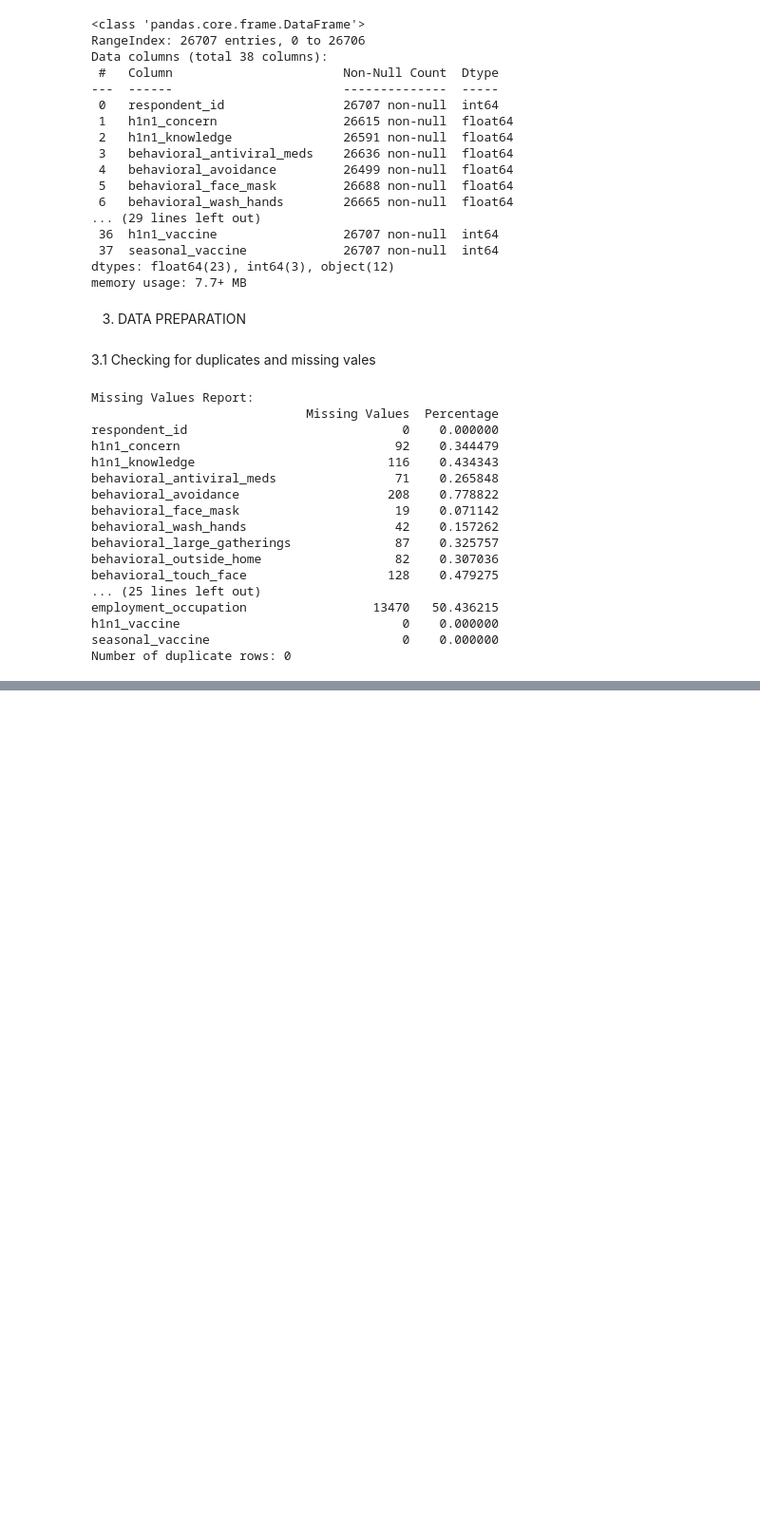
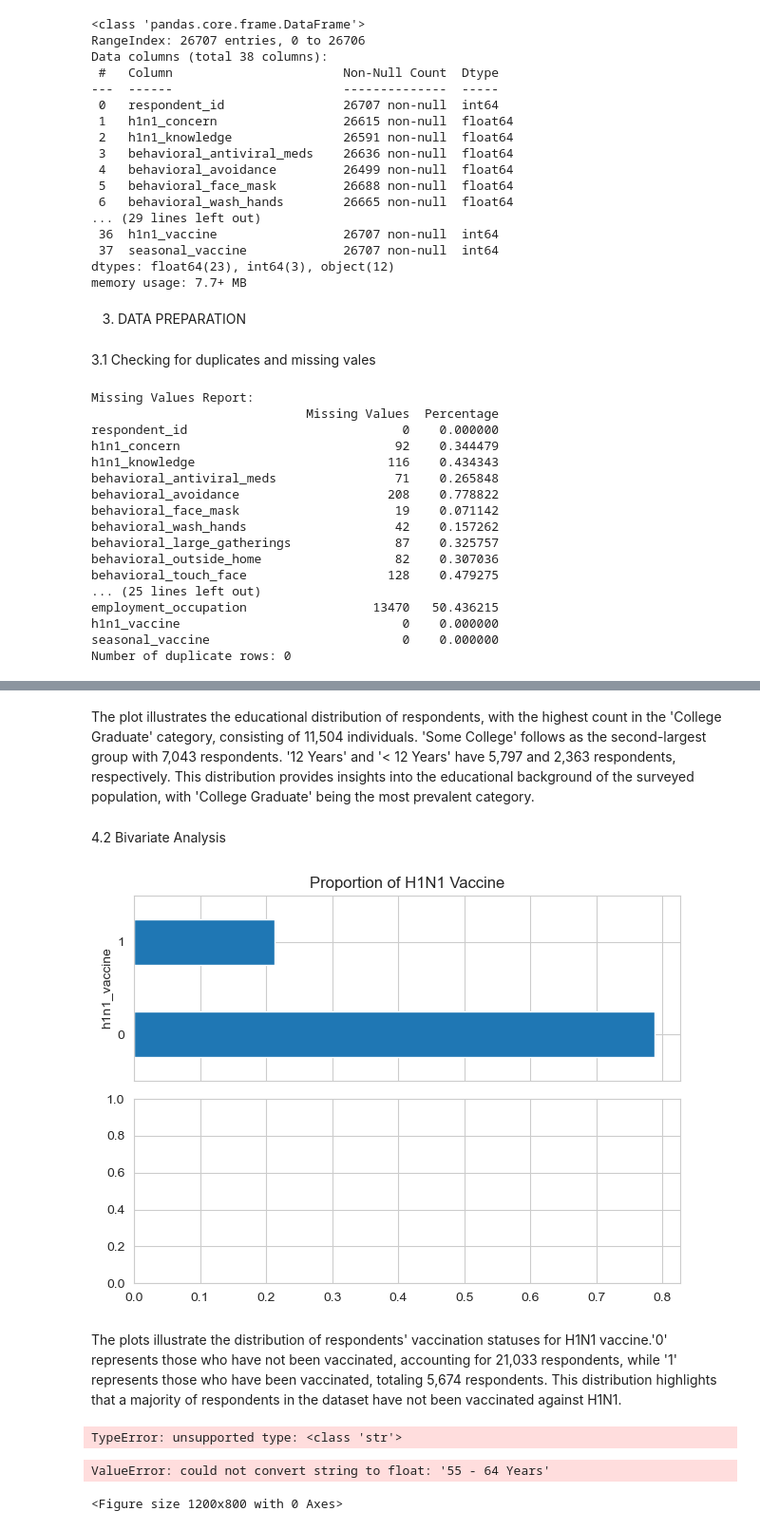
Before and after one commit to Jacintachepkemoi/Jacinta_Phase3, a Jupyter notebook: phase3.ipynb, the cells around one changed output, grey strips where cells are left out. Shown at 95% size. Drawn from its saved outputs; the diff is of its cells as text; code cells hidden in the pictures; blank space fills up the shorter version.

```diff
--- a/phase3.ipynb
+++ b/phase3.ipynb
@@ -200,0 +430,49 @@ None
+# %% [markdown]
+The plot illustrates the educational distribution of respondents, with the highest count in the 'College Graduate' category, consisting of 11,504 individuals. 'Some College' follows as the second-largest group with 7,043 respondents. '12 Years' and '< 12 Years' have 5,797 and 2,363 respondents, respectively. This distribution provides insights into the educational background of the surveyed population, with 'College Graduate' being the most prevalent category.
+# %% [markdown]
+4.2 Bivariate Analysis
+# %%
+fig, ax = plt.subplots(2, 1, sharex=True)
+
+n_obs = cleaned_df.shape[0]
+
+(cleaned_df['h1n1_vaccine']
+    .value_counts()
+    .div(n_obs)
+    .plot.barh(title="Proportion of H1N1 Vaccine", ax=ax[0])
+)
+ax[0].set_ylabel("h1n1_vaccine")
+
+
+fig.tight_layout()
+# %% [output]
+[figure, added]
+# %% [markdown]
+The plots illustrate the distribution of respondents' vaccination statuses for H1N1 vaccine.'0' represents those who have not been vaccinated, accounting for 21,033 respondents, while '1' represents those who have been vaccinated, totaling 5,674 respondents. This distribution highlights that a majority of respondents in the dataset have not been vaccinated against H1N1.
+# %%
+correlation_matrix = cleaned_df["h1n1_concern"].corr("h1n1_vaccine")
+
+# Create a heatmap to visualize correlations
+plt.figure(figsize=(8, 6))
+sns.heatmap(correlation_matrix, annot=True, cmap='coolwarm')
+plt.title("Correlation Heatmap (h1n1_concern vs. Other Features)")
+plt.show()
+# %% [output]
+TypeError: unsupported type: <class 'str'>
+# %%
+# Correlation heatmap
+plt.figure(figsize=(12, 8))
+sns.heatmap(cleaned_df.corr(), annot=True, cmap='coolwarm')
+plt.show()
+
+# Scatter plots
+sns.pairplot(cleaned_df)
+plt.show()
+
+# Box plots for categorical vs. numerical features
+for column in cleaned_df.select_dtypes(include=['object']).columns:
+    sns.boxplot(x=column, y='h1n1_concern', data=cleaned_df)
+    plt.show()
+# %% [output]
+ValueError: could not convert string to float: '55 - 64 Years'
+<Figure size 1200x800 with 0 Axes>
```
Also changed, not shown: parts of 27 cells of this notebook.
